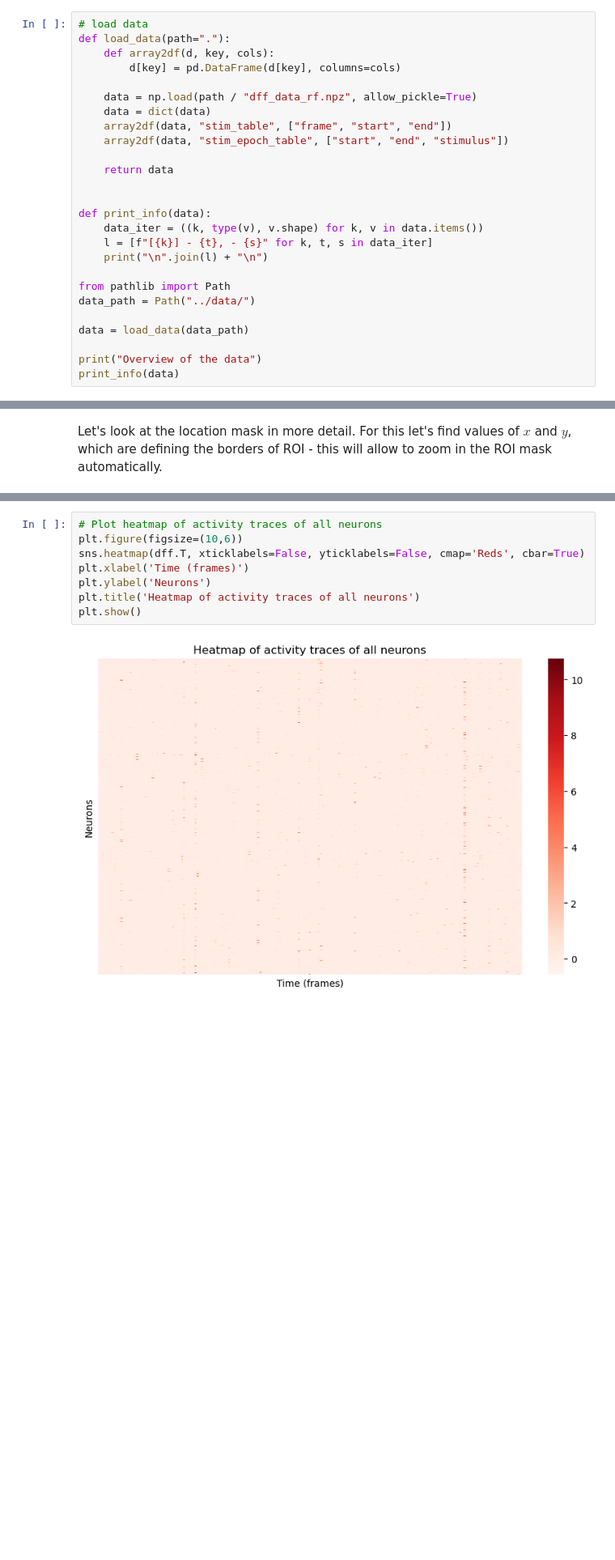
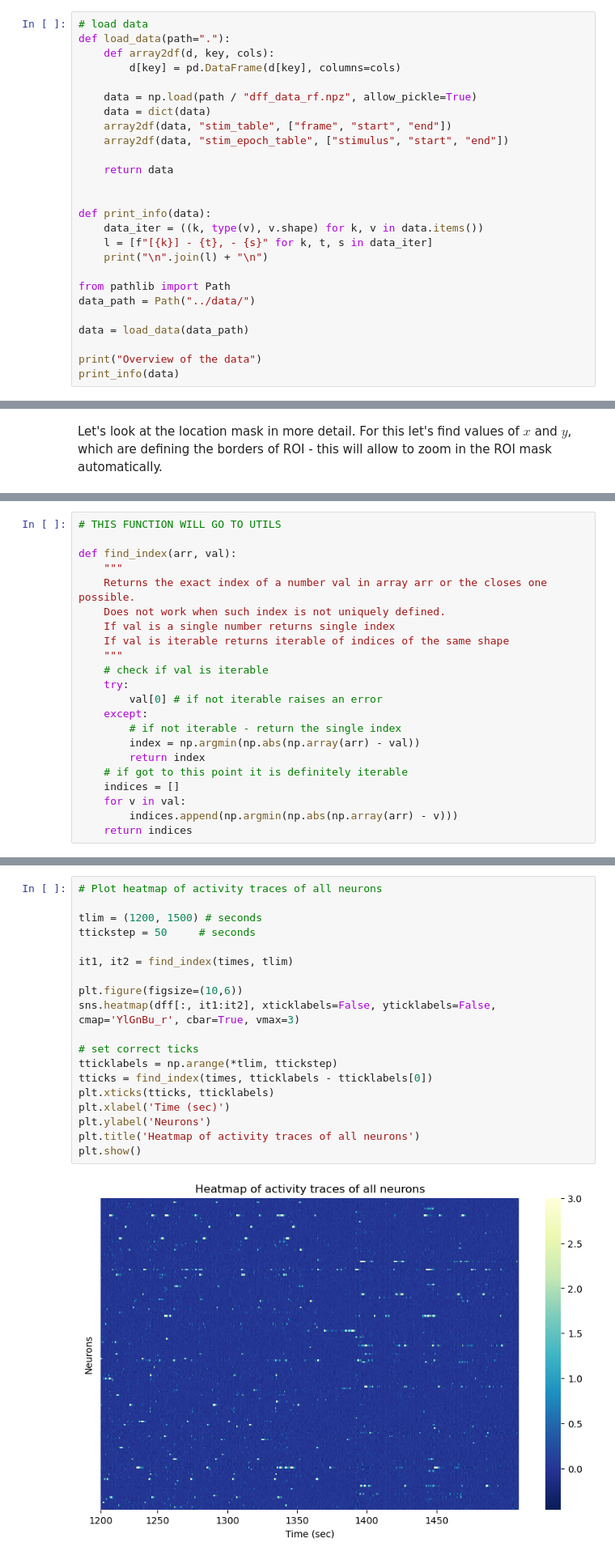
Before and after one commit to atimcenko/tu-neural-data-science, a Jupyter notebook: practical/practical02_Nitin.ipynb, the cells around one changed output, grey strips where cells are left out. Shown at 81% size. Cells and saved outputs as stored; diff of their text form; blank space fills up the shorter version.

```diff
--- a/practical/practical02_Nitin.ipynb
+++ b/practical/practical02_Nitin.ipynb
@@ -71,7 +73,7 @@ def load_data(path="."):
     data = np.load(path / "dff_data_rf.npz", allow_pickle=True)
     data = dict(data)
     array2df(data, "stim_table", ["frame", "start", "end"])
-    array2df(data, "stim_epoch_table", ["start", "end", "stimulus"])
+    array2df(data, "stim_epoch_table", ["stimulus", "start", "end"])
 
     return data
 
@@ -363,0 +458,22 @@ plt.show()
+# %%
+# THIS FUNCTION WILL GO TO UTILS
+
+def find_index(arr, val):
+    """
+    Returns the exact index of a number val in array arr or the closes one possible.
+    Does not work when such index is not uniquely defined.
+    If val is a single number returns single index
+    If val is iterable returns iterable of indices of the same shape
+    """
+    # check if val is iterable
+    try:
+        val[0] # if not iterable raises an error
+    except:
+        # if not iterable - return the single index
+        index = np.argmin(np.abs(np.array(arr) - val))
+        return index
+    # if got to this point it is definitely iterable
+    indices = []
+    for v in val:
+        indices.append(np.argmin(np.abs(np.array(arr) - v)))
+    return indices
@@ -364,10 +639,21 @@ plt.show()
 # %%
 # Plot heatmap of activity traces of all neurons
+
+tlim = (1200, 1500) # seconds
+ttickstep = 50     # seconds
+
+it1, it2 = find_index(times, tlim)
+
 plt.figure(figsize=(10,6))
-sns.heatmap(dff.T, xticklabels=False, yticklabels=False, cmap='Reds', cbar=True)
-plt.xlabel('Time (frames)')
+sns.heatmap(dff[:, it1:it2], xticklabels=False, yticklabels=False, cmap='YlGnBu_r', cbar=True, vmax=3)
+
+# set correct ticks
+tticklabels = np.arange(*tlim, ttickstep)
+tticks = find_index(times, tticklabels - tticklabels[0])
+plt.xticks(tticks, tticklabels)
+plt.xlabel('Time (sec)')
 plt.ylabel('Neurons')
 plt.title('Heatmap of activity traces of all neurons')
 plt.show()
 # %% [output]
-[figure, old version]
+[figure, new version]
```
Also changed, not shown: parts of 65 cells of this notebook, 4 other files.
